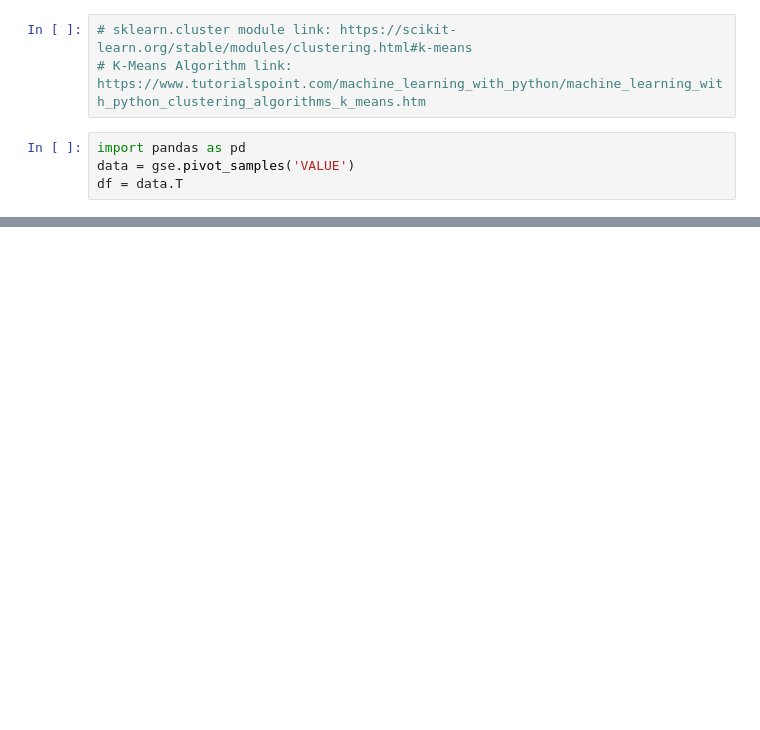
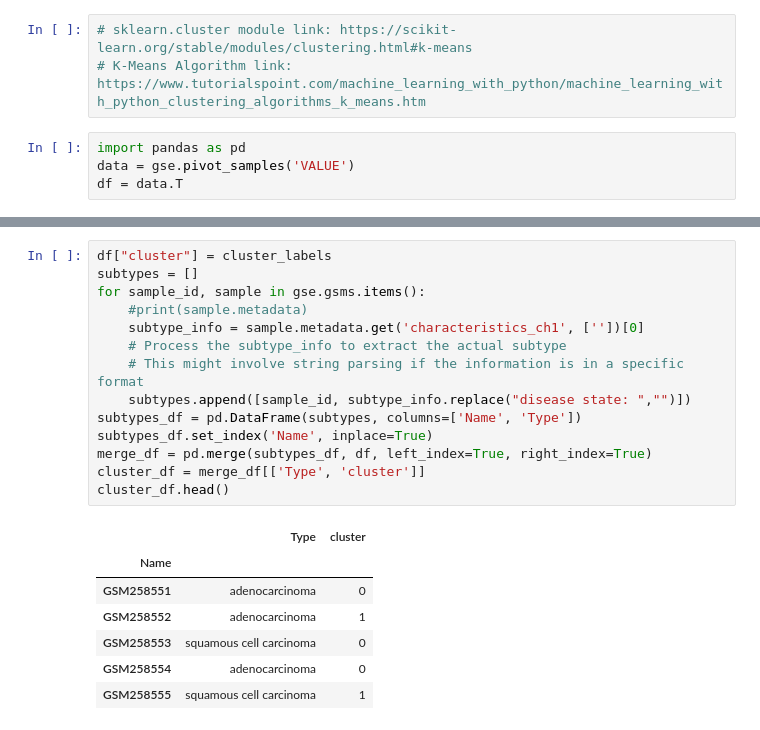
Before and after one commit to anniejs02/BIOINF-575-Project, a Jupyter notebook: Bioinf_575_Cancer_Subtypes.ipynb, the cells around one changed output, grey strips where cells are left out. Drawn from its saved outputs; the diff is of its cells as text; blank space fills up the shorter version.

```diff
--- a/Bioinf_575_Cancer_Subtypes.ipynb
+++ b/Bioinf_575_Cancer_Subtypes.ipynb
@@ -66,0 +67,22 @@ plt.show()
+# %%
+df["cluster"] = cluster_labels
+subtypes = []
+for sample_id, sample in gse.gsms.items():
+    #print(sample.metadata)
+    subtype_info = sample.metadata.get('characteristics_ch1', [''])[0]
+    # Process the subtype_info to extract the actual subtype
+    # This might involve string parsing if the information is in a specific format
+    subtypes.append([sample_id, subtype_info.replace("disease state: ","")])
+subtypes_df = pd.DataFrame(subtypes, columns=['Name', 'Type'])
+subtypes_df.set_index('Name', inplace=True)
+merge_df = pd.merge(subtypes_df, df, left_index=True, right_index=True)
+cluster_df = merge_df[['Type', 'cluster']]
+cluster_df.head()
+# %% [output]
+|  | Type | cluster |
+| Name |  |  |
+| GSM258551 | adenocarcinoma | 0 |
+| GSM258552 | adenocarcinoma | 1 |
+| GSM258553 | squamous cell carcinoma | 0 |
+| GSM258554 | adenocarcinoma | 0 |
+| GSM258555 | squamous cell carcinoma | 1 |
```
Also changed, not shown: parts of 4 cells of this notebook.
